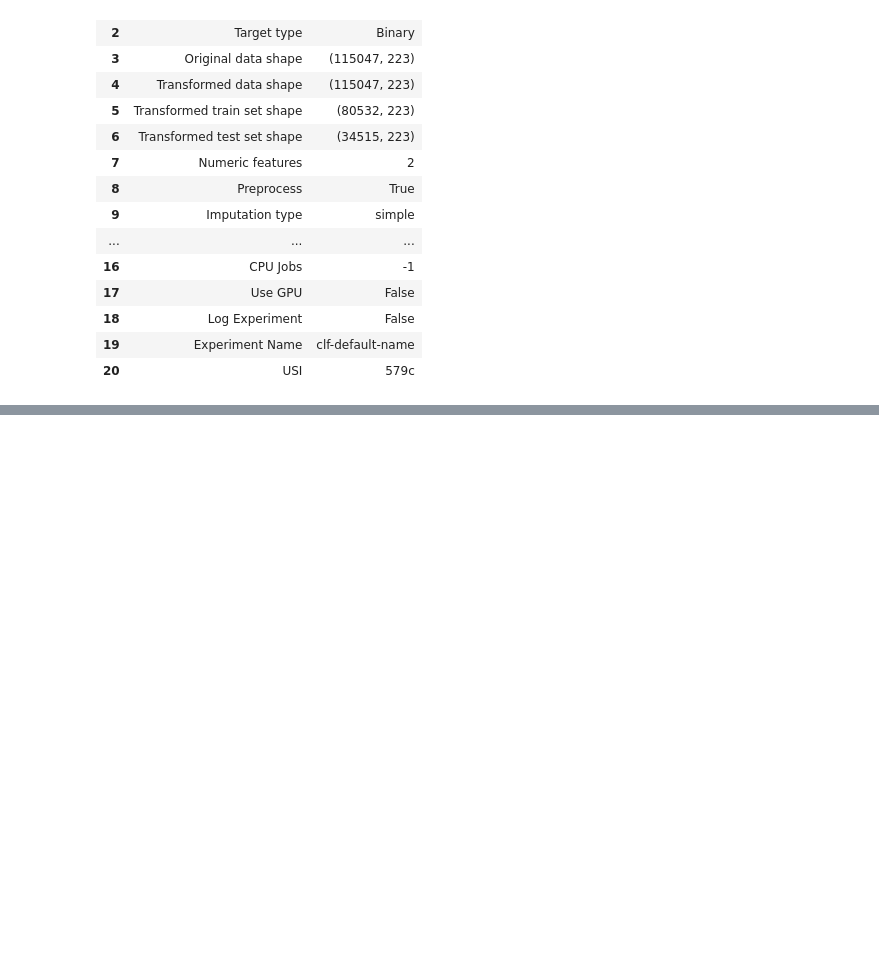
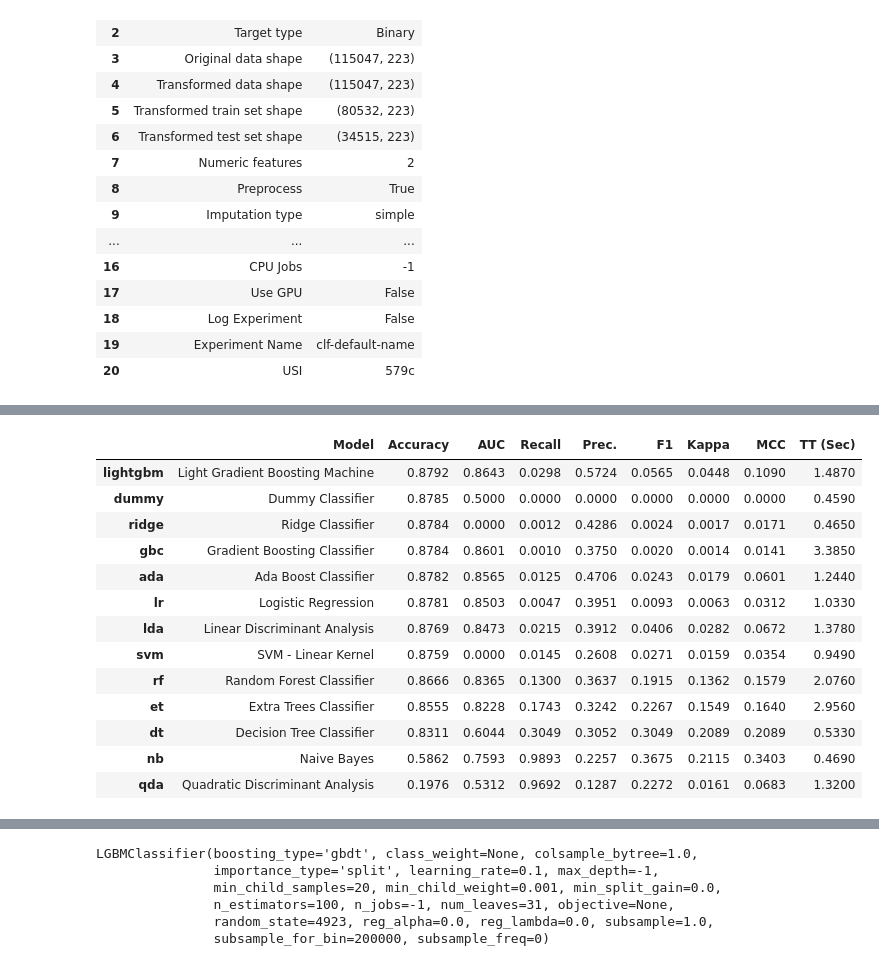
Before and after one commit to Jon9woo/insurance-cross-sell-prediction, a Jupyter notebook: jupyter/02-modeling.ipynb, the cells around one changed output, grey strips where cells are left out. Cells and saved outputs as stored; diff of their text form; code cells hidden in the pictures; blank space fills up the shorter version.

```diff
--- a/jupyter/02-modeling.ipynb
+++ b/jupyter/02-modeling.ipynb
@@ -123,3 +123,6 @@ exp = setup(pycaretData, target='Response',numeric_features=['Age', 'Annual_Prem
 | 18 | Log Experiment | False |
 | 19 | Experiment Name | clf-default-name |
 | 20 | USI | 579c |
+# %%
+compare_models()
+# %% [output]
@@ -125,0 +130,14 @@ exp = setup(pycaretData, target='Response',numeric_features=['Age', 'Annual_Prem
+|  | Model | Accuracy | AUC | Recall | Prec. | F1 | Kappa | MCC | TT (Sec) |
+| lightgbm | Light Gradient Boosting Machine | 0.8792 | 0.8643 | 0.0298 | 0.5724 | 0.0565 | 0.0448 | 0.1090 | 1.4870 |
+| dummy | Dummy Classifier | 0.8785 | 0.5000 | 0.0000 | 0.0000 | 0.0000 | 0.0000 | 0.0000 | 0.4590 |
+| ridge | Ridge Classifier | 0.8784 | 0.0000 | 0.0012 | 0.4286 | 0.0024 | 0.0017 | 0.0171 | 0.4650 |
+| gbc | Gradient Boosting Classifier | 0.8784 | 0.8601 | 0.0010 | 0.3750 | 0.0020 | 0.0014 | 0.0141 | 3.3850 |
+| ada | Ada Boost Classifier | 0.8782 | 0.8565 | 0.0125 | 0.4706 | 0.0243 | 0.0179 | 0.0601 | 1.2440 |
+| lr | Logistic Regression | 0.8781 | 0.8503 | 0.0047 | 0.3951 | 0.0093 | 0.0063 | 0.0312 | 1.0330 |
+| lda | Linear Discriminant Analysis | 0.8769 | 0.8473 | 0.0215 | 0.3912 | 0.0406 | 0.0282 | 0.0672 | 1.3780 |
+| svm | SVM - Linear Kernel | 0.8759 | 0.0000 | 0.0145 | 0.2608 | 0.0271 | 0.0159 | 0.0354 | 0.9490 |
+| rf | Random Forest Classifier | 0.8666 | 0.8365 | 0.1300 | 0.3637 | 0.1915 | 0.1362 | 0.1579 | 2.0760 |
+| et | Extra Trees Classifier | 0.8555 | 0.8228 | 0.1743 | 0.3242 | 0.2267 | 0.1549 | 0.1640 | 2.9560 |
+| dt | Decision Tree Classifier | 0.8311 | 0.6044 | 0.3049 | 0.3052 | 0.3049 | 0.2089 | 0.2089 | 0.5330 |
+| nb | Naive Bayes | 0.5862 | 0.7593 | 0.9893 | 0.2257 | 0.3675 | 0.2115 | 0.3403 | 0.4690 |
+| qda | Quadratic Discriminant Analysis | 0.1976 | 0.5312 | 0.9692 | 0.1287 | 0.2272 | 0.0161 | 0.0683 | 1.3200 |
@@ -125,0 +145,6 @@ exp = setup(pycaretData, target='Response',numeric_features=['Age', 'Annual_Prem
+LGBMClassifier(boosting_type='gbdt', class_weight=None, colsample_bytree=1.0,
+               importance_type='split', learning_rate=0.1, max_depth=-1,
+               min_child_samples=20, min_child_weight=0.001, min_split_gain=0.0,
+               n_estimators=100, n_jobs=-1, num_leaves=31, objective=None,
+               random_state=4923, reg_alpha=0.0, reg_lambda=0.0, subsample=1.0,
+               subsample_for_bin=200000, subsample_freq=0)
```
Also changed, not shown: parts of 4 cells of this notebook, 1 other file.
